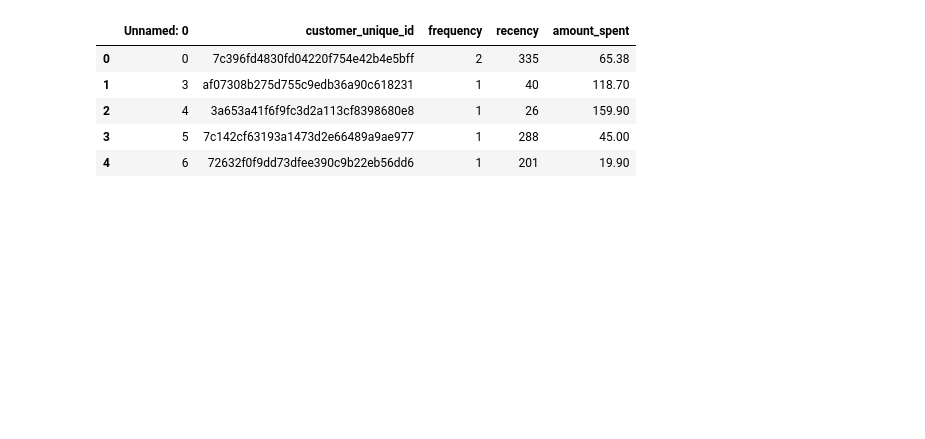
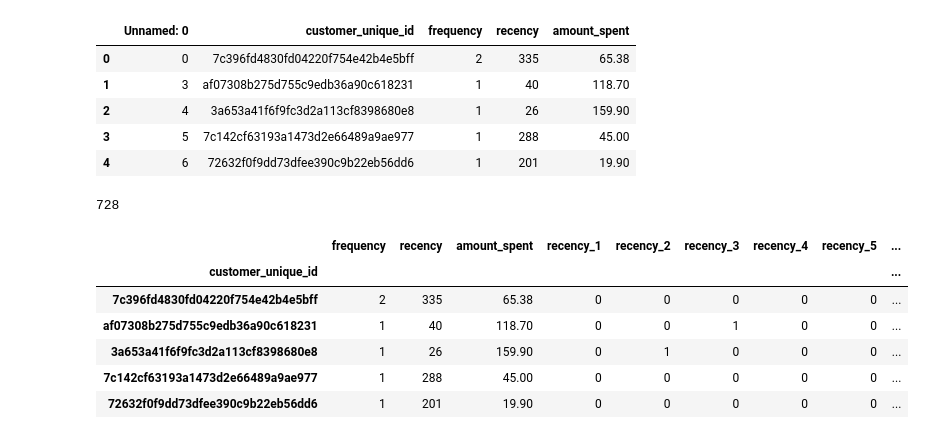
Before and after one commit to ThomasMeb/Projet_4, a Jupyter notebook: Mebarki_Thomas_notebook_simulation_032023.ipynb, the cells around one changed output. Saved outputs shown, nothing was run; the diff lists cells and outputs as text; code cells hidden in the pictures; blank space fills up the shorter version.

```diff
--- a/Mebarki_Thomas_notebook_simulation_032023.ipynb
+++ b/Mebarki_Thomas_notebook_simulation_032023.ipynb
@@ -28,3 +29,7 @@ data.head()
 # %%
 data.drop(['Unnamed: 0'], axis=1, inplace=True)
 data.set_index('customer_unique_id', inplace=True)
+# %%
+data['recency'].max()
+# %% [output]
+728
@@ -30,0 +40,10 @@ data.set_index('customer_unique_id', inplace=True)
+# %%
+data.head()
+# %% [output]
+|  | frequency | recency | amount_spent | recency_1 | recency_2 | recency_3 | recency_4 | recency_5 | ... |
+| customer_unique_id |  |  |  |  |  |  |  |  | ... |
+| 7c396fd4830fd04220f754e42b4e5bff | 2 | 335 | 65.38 | 0 | 0 | 0 | 0 | 0 | ... |
+| af07308b275d755c9edb36a90c618231 | 1 | 40 | 118.70 | 0 | 0 | 1 | 0 | 0 | ... |
+| 3a653a41f6f9fc3d2a113cf8398680e8 | 1 | 26 | 159.90 | 0 | 1 | 0 | 0 | 0 | ... |
+| 7c142cf63193a1473d2e66489a9ae977 | 1 | 288 | 45.00 | 0 | 0 | 0 | 0 | 0 | ... |
+| 72632f0f9dd73dfee390c9b22eb56dd6 | 1 | 201 | 19.90 | 0 | 0 | 0 | 0 | 0 | ... |
```
Also changed, not shown: parts of 7 cells of this notebook.
